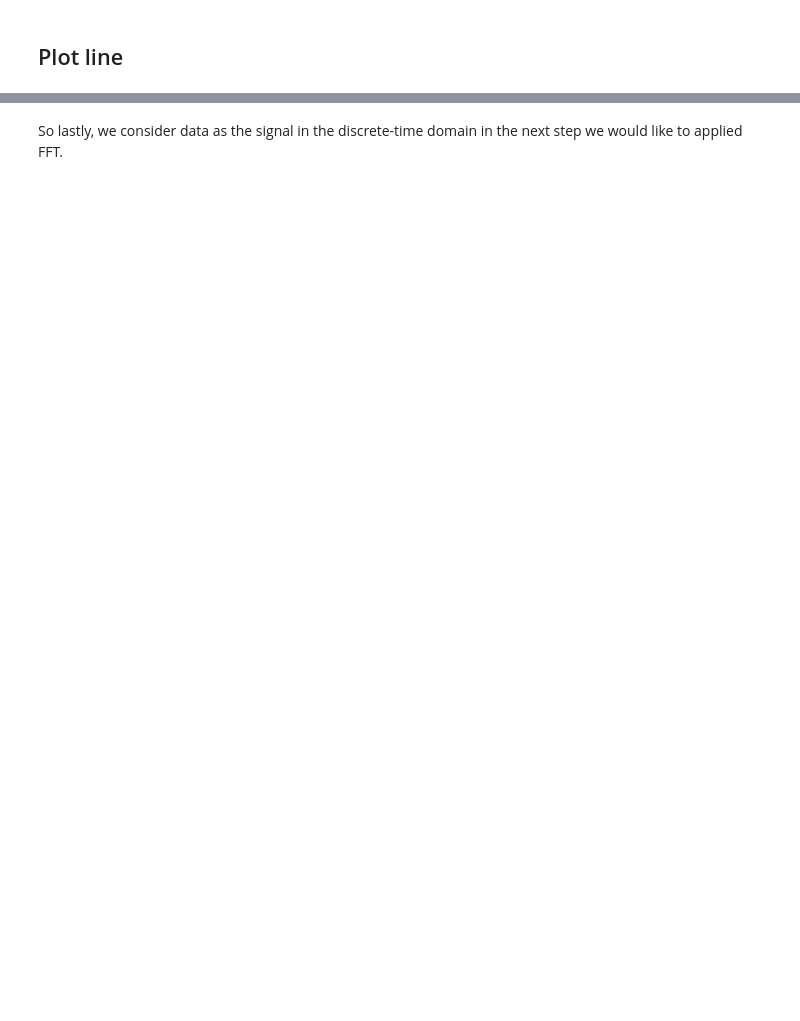
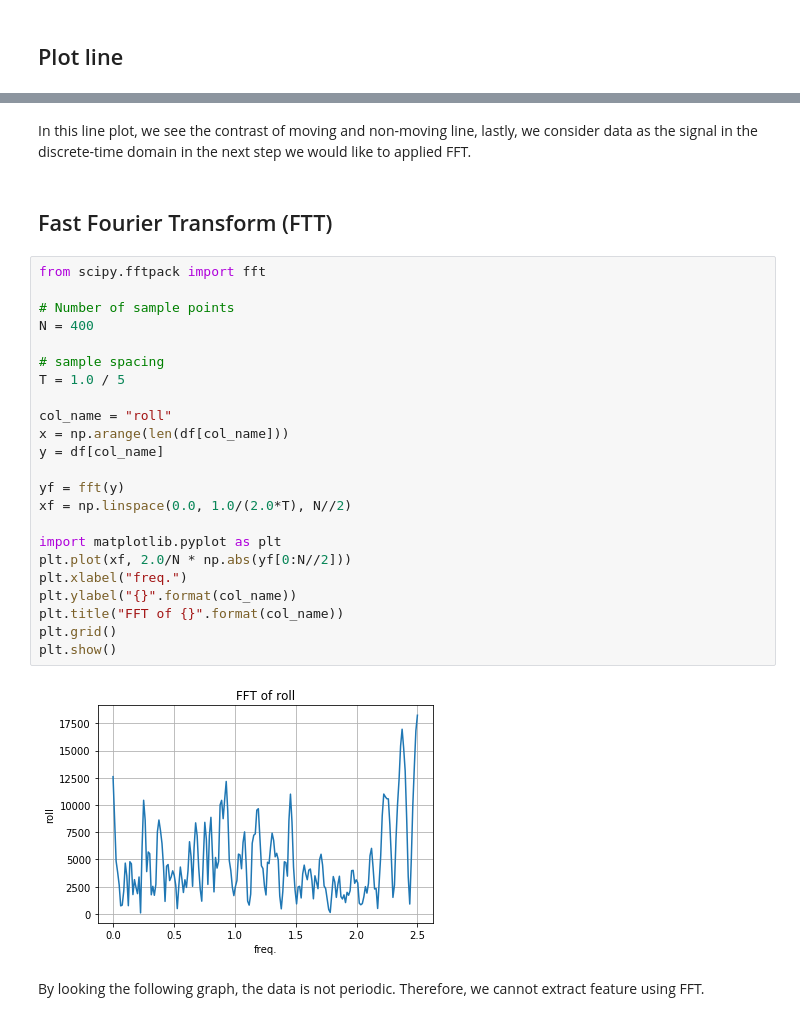
Before and after one commit to ICT710-g4/data-analytics-project, a Jupyter notebook: exploration.ipynb, the cells around one changed output, grey strips where cells are left out. Saved outputs shown, nothing was run; the diff lists cells and outputs as text; blank space fills up the shorter version.

Commit message:
add all importance processes

```diff
--- a/exploration.ipynb
+++ b/exploration.ipynb
@@ -140,2 +140,31 @@ for col in df.columns[:-1]:
 # %% [markdown]
-So lastly, we consider data as the signal in the discrete-time domain in the next step we would like to applied FFT.
+In this line plot, we see the contrast of moving and non-moving line, lastly, we consider data as the signal in the discrete-time domain in the next step we would like to applied FFT.
+# %% [markdown]
+## Fast Fourier Transform (FTT)
+# %%
+from scipy.fftpack import fft
+
+# Number of sample points
+N = 400
+
+# sample spacing
+T = 1.0 / 5
+
+col_name = "roll"
+x = np.arange(len(df[col_name]))
+y = df[col_name]
+
+yf = fft(y)
+xf = np.linspace(0.0, 1.0/(2.0*T), N//2)
+
+import matplotlib.pyplot as plt
+plt.plot(xf, 2.0/N * np.abs(yf[0:N//2]))
+plt.xlabel("freq.")
+plt.ylabel("{}".format(col_name))
+plt.title("FFT of {}".format(col_name))
+plt.grid()
+plt.show()
+# %% [output]
+[figure, added]
+# %% [markdown]
+By looking the following graph, the data is not periodic. Therefore, we cannot extract feature using FFT.
```
Also changed, not shown: parts of 10 cells of this notebook, 7 other files.
